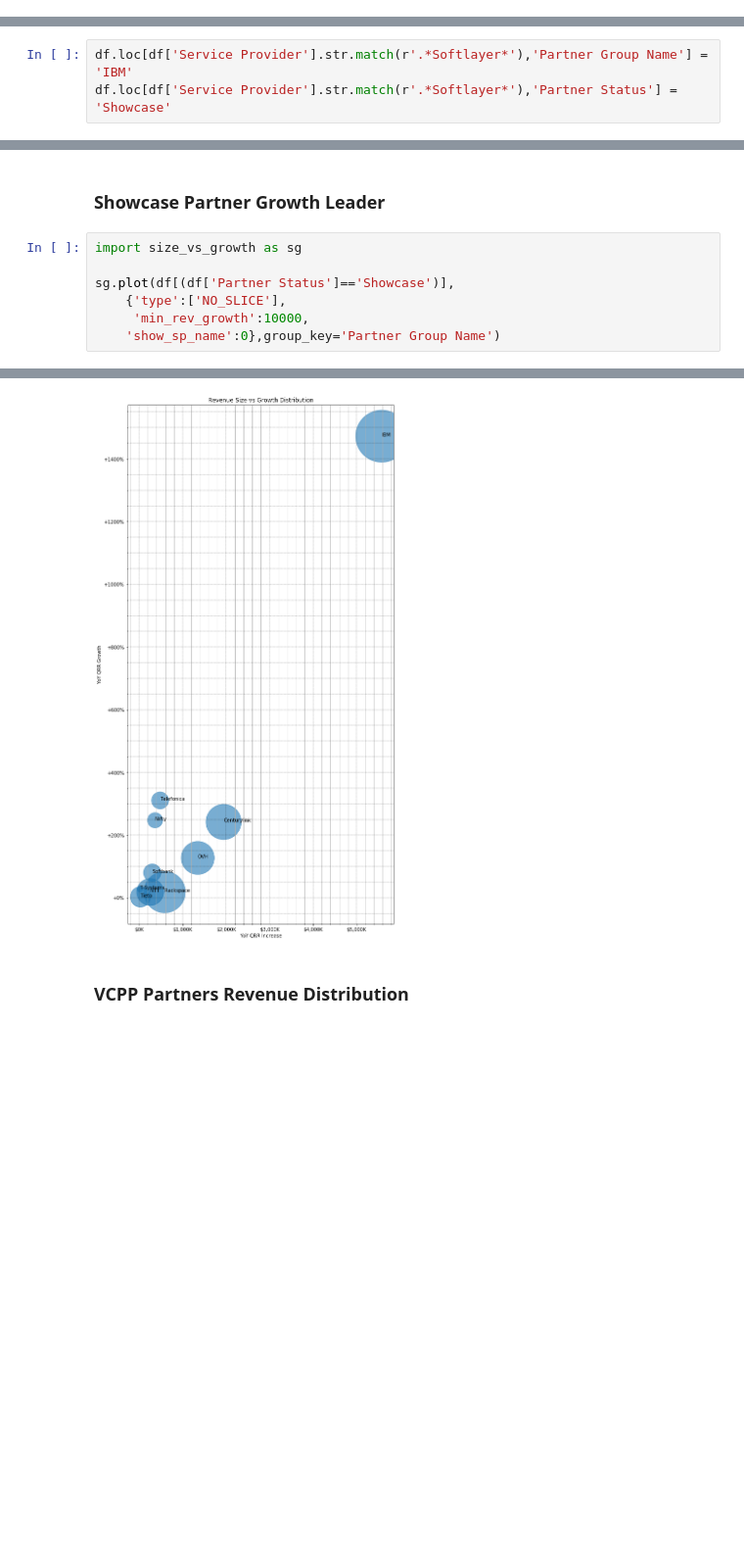
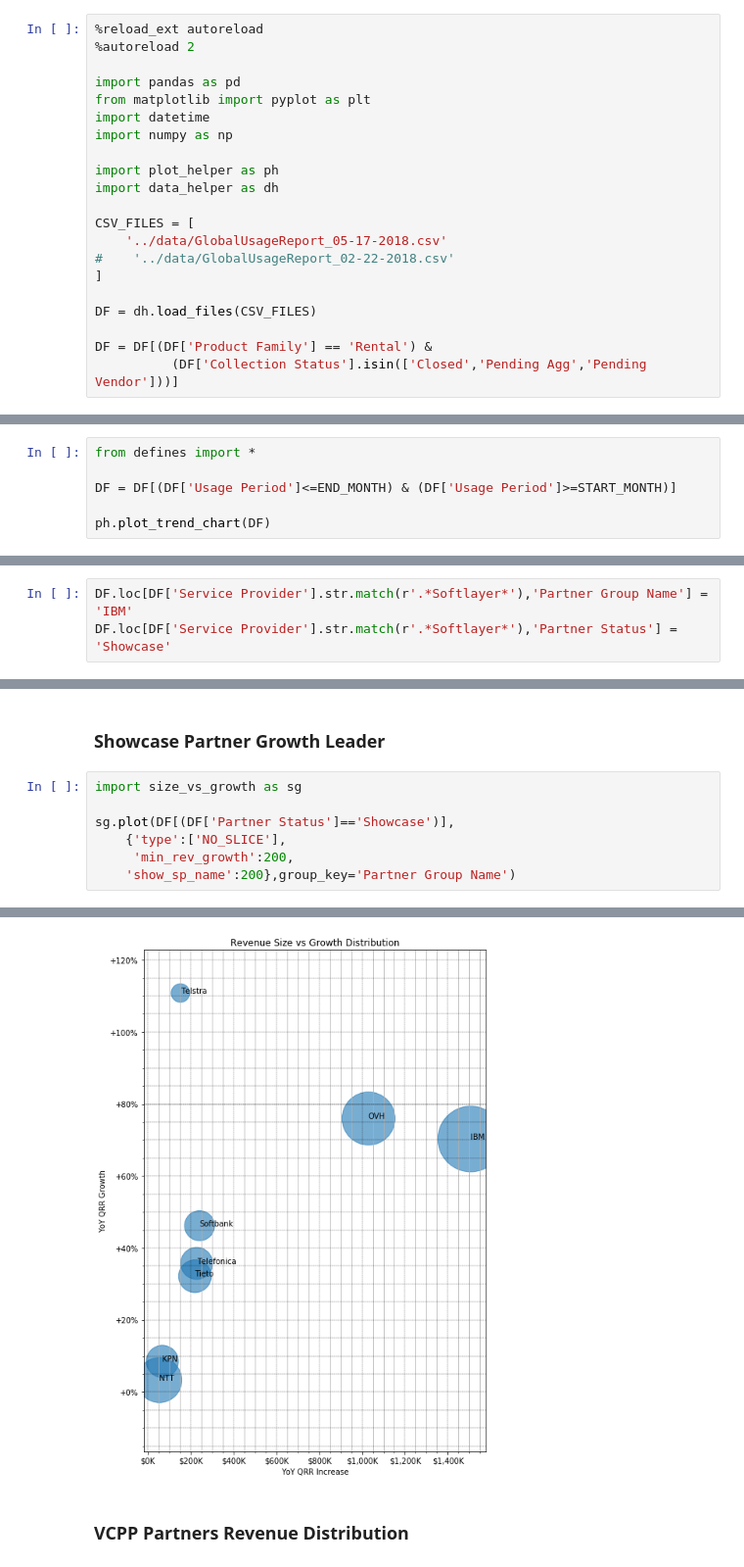
Before and after one commit to k1fukumoto/vcpp-data, a Jupyter notebook: report/GlobalUsagePoints.ipynb, the cells around one changed output, grey strips where cells are left out. Shown at 98% size. Cells and saved outputs as stored; diff of their text form; blank space fills up the shorter version.

```diff
--- a/report/GlobalUsagePoints.ipynb
+++ b/report/GlobalUsagePoints.ipynb
@@ -74,0 +3,21 @@ Index(['Aggregator', 'Aggregator Partner ID', 'Service Provider',
+# %%
+%reload_ext autoreload
+%autoreload 2
+
+import pandas as pd
+from matplotlib import pyplot as plt
+import datetime
+import numpy as np
+
+import plot_helper as ph
+import data_helper as dh
+
+CSV_FILES = [
+    '../data/GlobalUsageReport_05-17-2018.csv'
+#    '../data/GlobalUsageReport_02-22-2018.csv'
+]
+
+DF = dh.load_files(CSV_FILES)
+
+DF = DF[(DF['Product Family'] == 'Rental') &
+          (DF['Collection Status'].isin(['Closed','Pending Agg','Pending Vendor']))]
@@ -89,0 +33,6 @@ plt.show()
+# %%
+from defines import *
+
+DF = DF[(DF['Usage Period']<=END_MONTH) & (DF['Usage Period']>=START_MONTH)]
+
+ph.plot_trend_chart(DF)
@@ -132,5 +49,5 @@ YoY Quarterly Revenue Growth : +29%
 # %% [markdown]
 ### Partner Group Name Correction
 # %%
-df.loc[df['Service Provider'].str.match(r'.*Softlayer*'),'Partner Group Name'] = 'IBM'
-df.loc[df['Service Provider'].str.match(r'.*Softlayer*'),'Partner Status'] = 'Showcase'
+DF.loc[DF['Service Provider'].str.match(r'.*Softlayer*'),'Partner Group Name'] = 'IBM'
+DF.loc[DF['Service Provider'].str.match(r'.*Softlayer*'),'Partner Status'] = 'Showcase'
@@ -233,8 +176,8 @@ plt.show()
 # %%
 import size_vs_growth as sg
 
-sg.plot(df[(df['Partner Status']=='Showcase')],
+sg.plot(DF[(DF['Partner Status']=='Showcase')],
     {'type':['NO_SLICE'],
-     'min_rev_growth':10000,
-    'show_sp_name':0},group_key='Partner Group Name')
+     'min_rev_growth':200,
+    'show_sp_name':200},group_key='Partner Group Name')
 # %% [output]
@@ -251,4 +192,4 @@ T-Systems                                Germany          (EMEA) $    17,091 (28
-[figure, old version]
+[figure, new version]
 # %% [markdown]
 ### VCPP Partners Revenue Distribution
 # %%
```
Also changed, not shown: parts of 27 cells of this notebook.
